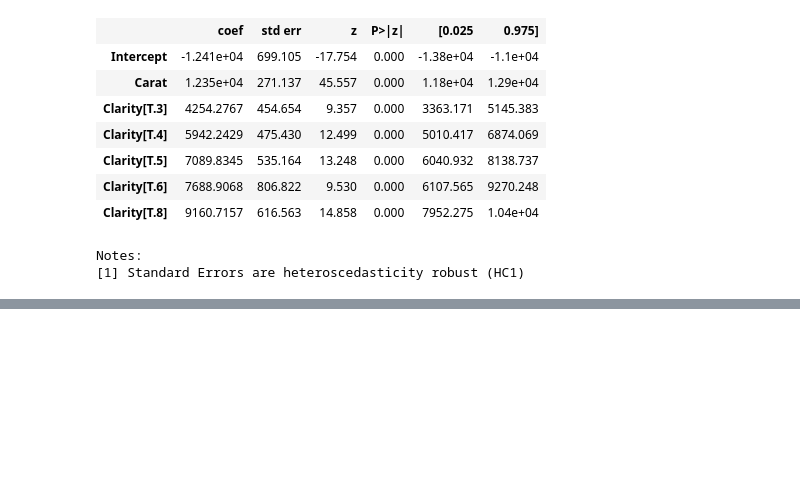
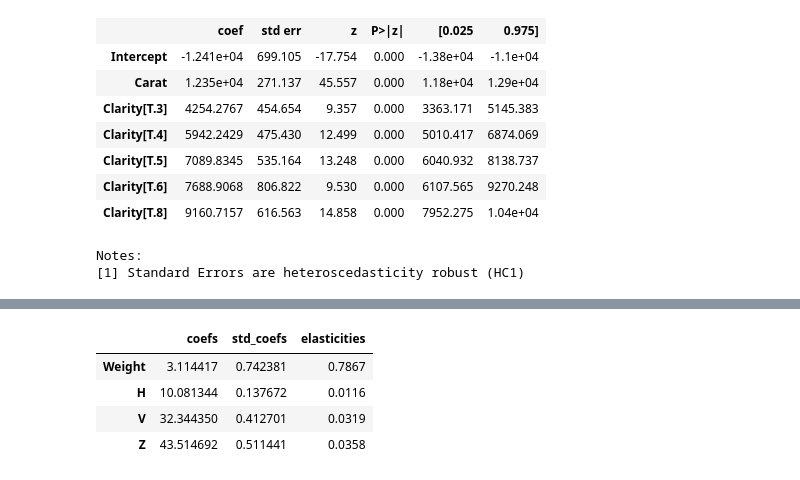
Before and after one commit to dnepple/tprstats-python, a Jupyter notebook: notebooks/scaled_coefficients.ipynb, the cells around one changed output, grey strips where cells are left out. Cells and saved outputs as stored; diff of their text form; code cells hidden in the pictures; blank space fills up the shorter version.

Commit message:
fix: standardized_coefficients

```diff
--- a/notebooks/scaled_coefficients.ipynb
+++ b/notebooks/scaled_coefficients.ipynb
@@ -154,0 +175,10 @@ dtype: float64
+# %%
+model_tire_pricing = tprstats.model("cs", "Price ~ Weight + H + V + Z", tire_data )
+# %%
+model_tire_pricing.scaled_coefficients()
+# %% [output]
+|  | coefs | std_coefs | elasticities |
+| Weight | 3.114417 | 0.742381 | 0.7867 |
+| H | 10.081344 | 0.137672 | 0.0116 |
+| V | 32.344350 | 0.412701 | 0.0319 |
+| Z | 43.514692 | 0.511441 | 0.0358 |
```
Also changed, not shown: parts of 9 cells of this notebook, 1 other file.
